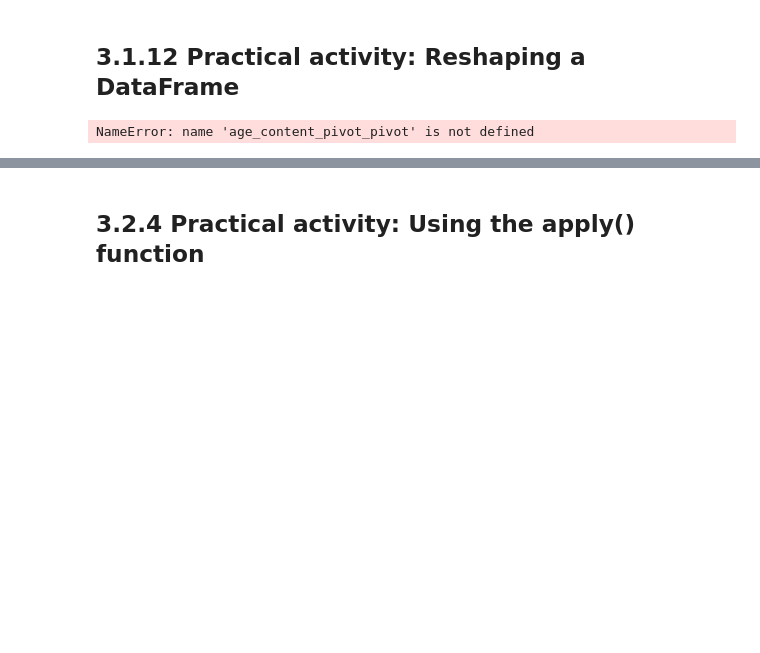
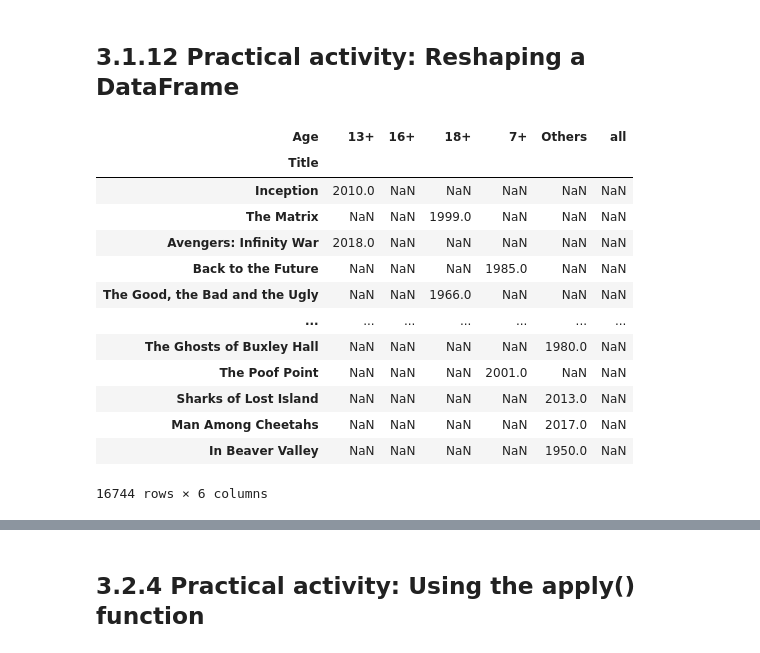
Before and after one commit to charliedgarrod/LSE-Career-Accelerator, a Jupyter notebook: Course 2: Data Analytics Using Python/Canopy.ipynb, the cells around one changed output, grey strips where cells are left out. Saved outputs shown, nothing was run; the diff lists cells and outputs as text; code cells hidden in the pictures; blank space fills up the shorter version.

```diff
--- a/Course 2: Data Analytics Using Python/Canopy.ipynb
+++ b/Course 2: Data Analytics Using Python/Canopy.ipynb
@@ -428,14 +428,27 @@ mo_gpby2
 # %%
 # Create a pivot table showing film release date and content rating.
 age_content_pivot = movies.pivot(
     index='Title',
     columns='Age',
     values='Year'
 )
 
-age_content_pivot_pivot
+age_content_pivot
 # %% [output]
+| Age | 13+ | 16+ | 18+ | 7+ | Others | all |
+| Title |  |  |  |  |  |  |
+| Inception | 2010.0 | NaN | NaN | NaN | NaN | NaN |
+| The Matrix | NaN | NaN | 1999.0 | NaN | NaN | NaN |
+| Avengers: Infinity War | 2018.0 | NaN | NaN | NaN | NaN | NaN |
+| Back to the Future | NaN | NaN | NaN | 1985.0 | NaN | NaN |
+| The Good, the Bad and the Ugly | NaN | NaN | 1966.0 | NaN | NaN | NaN |
+| ... | ... | ... | ... | ... | ... | ... |
+| The Ghosts of Buxley Hall | NaN | NaN | NaN | NaN | 1980.0 | NaN |
+| The Poof Point | NaN | NaN | NaN | 2001.0 | NaN | NaN |
+| Sharks of Lost Island | NaN | NaN | NaN | NaN | 2013.0 | NaN |
+| Man Among Cheetahs | NaN | NaN | NaN | NaN | 2017.0 | NaN |
+| In Beaver Valley | NaN | NaN | NaN | NaN | 1950.0 | NaN |
-NameError: name 'age_content_pivot_pivot' is not defined
+16744 rows × 6 columns
 # %%
 # Pivot table showing films by age rating and directors and grenres
 director_genre_pivot = movies.pivot(
```
Also changed, not shown: parts of 7 cells of this notebook.
